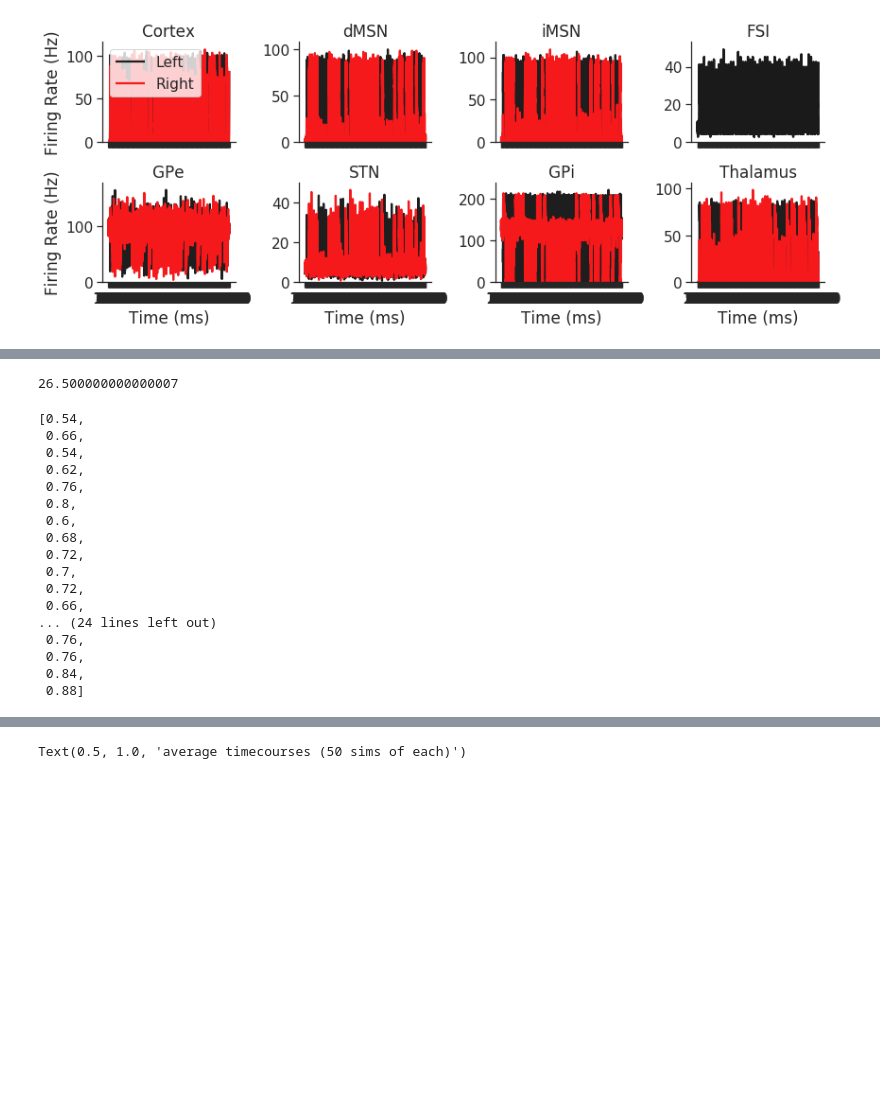
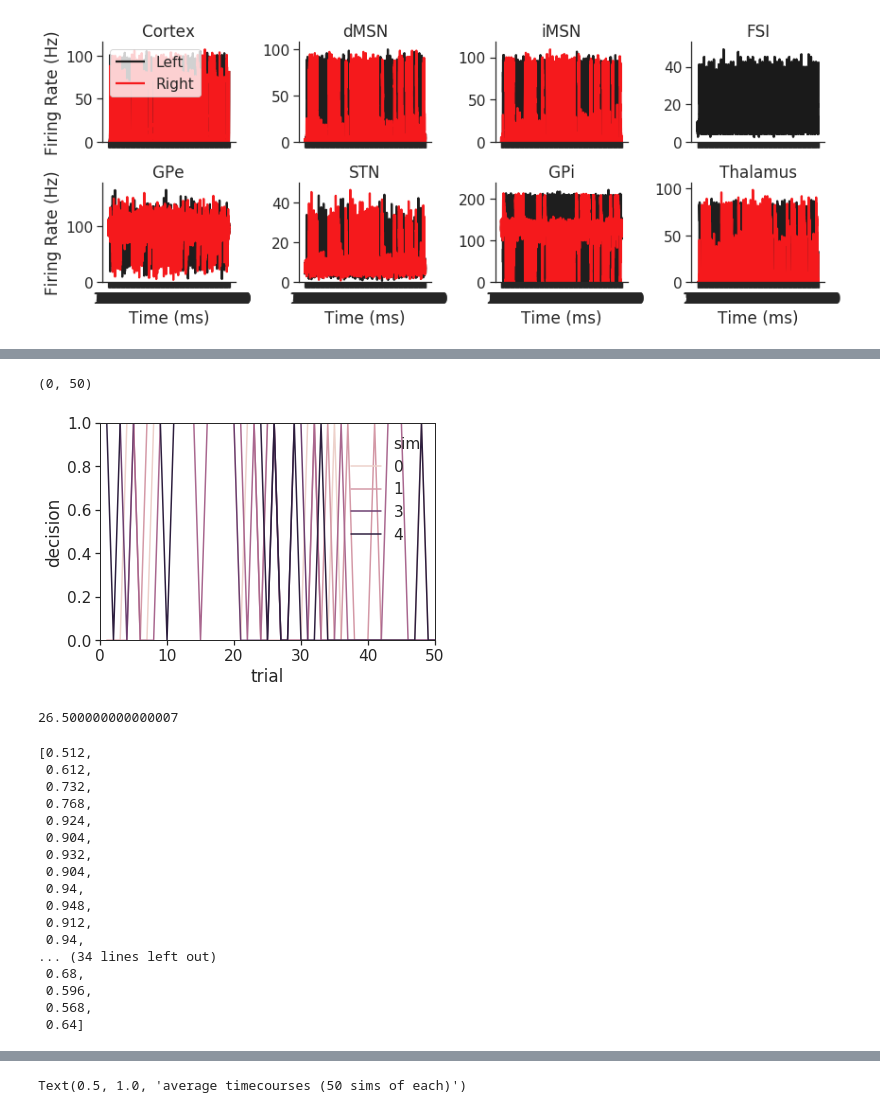
Before and after one commit to CoAxLab/CBGT, a Jupyter notebook: CBGT_PLOSCompBio2019_Demo - Continuous.ipynb, the cells around one changed output, grey strips where cells are left out. Cells and saved outputs as stored; diff of their text form; code cells hidden in the pictures; blank space fills up the shorter version.

```diff
--- a/CBGT_PLOSCompBio2019_Demo - Continuous.ipynb
+++ b/CBGT_PLOSCompBio2019_Demo - Continuous.ipynb
@@ -306,27 +400,39 @@ for sn in range(0,150):
+# %%
+sns.set_style("ticks")
+plt.rcParams['xtick.major.size'] = 5
+plt.rcParams['ytick.major.size'] = 5
+plt.rcParams['xtick.bottom'] = True
+plt.rcParams['ytick.left'] = True
+ax = sns.lineplot(x="trial", y="decision", units="sim", hue = "sim", data=decisiondata[decisiondata['sim']<5], estimator=None)
+ax.set_ylim(0,1)
+ax.set_xlim(0,50)
+# %% [output]
+(0, 50)
+[figure, added]
 # %%
 sum(trialgrid4d[2][5][5])
 # %% [output]
 26.500000000000007
 # %%
-[i/50 for i in trialgrid4d[0]]
+[i/250 for i in trialgrid4d[0]]
 # %% [output]
-[0.54,
- 0.66,
- 0.54,
- 0.62,
- 0.76,
- 0.8,
- 0.6,
+[0.512,
+ 0.612,
+ 0.732,
+ 0.768,
+ 0.924,
+ 0.904,
+ 0.932,
+ 0.904,
+ 0.94,
+ 0.948,
+ 0.912,
+ 0.94,
+... (34 lines left out)
  0.68,
- 0.72,
- 0.7,
- 0.72,
- 0.66,
-... (24 lines left out)
- 0.76,
- 0.76,
- 0.84,
- 0.88]
+ 0.596,
+ 0.568,
+ 0.64]
 # %%
 import math
 err = 2.64 * math.sqrt(1)
```
Also changed, not shown: parts of 41 cells of this notebook.
